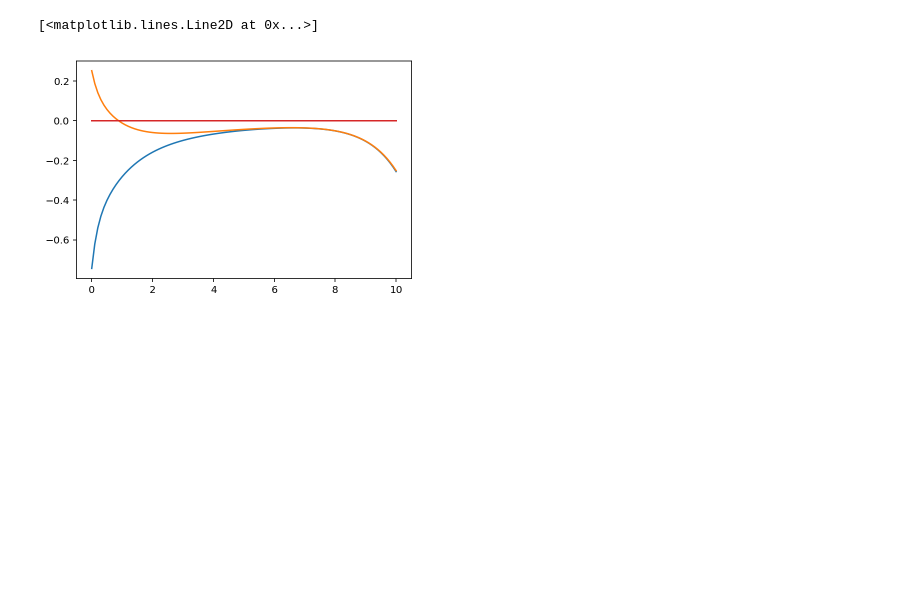
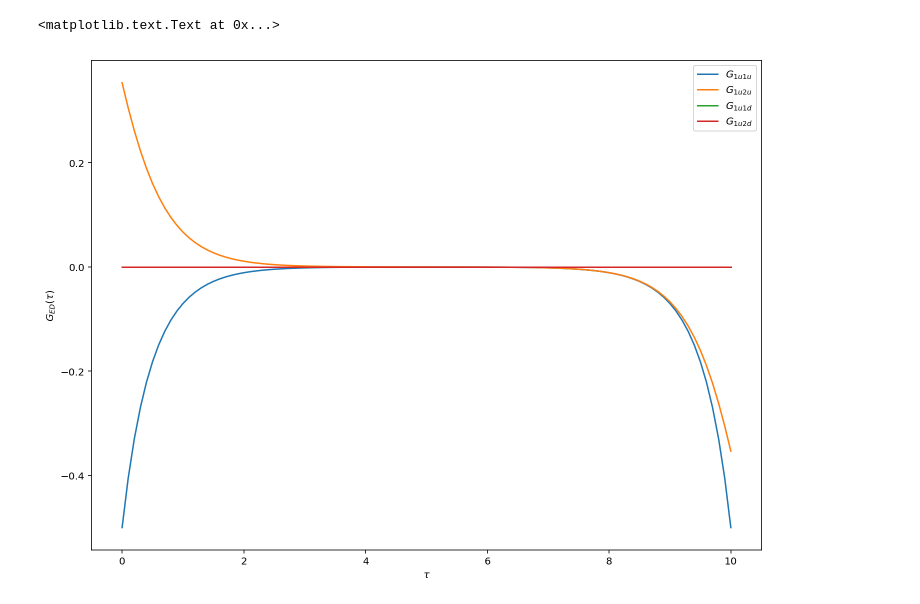
Before and after one commit to katherlee/scripts, a Jupyter notebook: ED test.ipynb, the cells around one changed output. Cells and saved outputs as stored; diff of their text form; code cells hidden in the pictures; blank space fills up the shorter version.

```diff
--- a/ED test.ipynb
+++ b/ED test.ipynb
@@ -3,4 +3,5 @@
 %autoreload 2
 import numpy as np
 import matplotlib.pyplot as plt
-from ED import HubbardHamiltonian
+import matplotlib as mpl
+mpl.rcParams['figure.figsize'] = (12,9)
@@ -8,0 +12,8 @@ h = HubbardHamiltonian([[0, 1],[1,0]], U=5, mu=0, shift=False)
+# %%
+U = 4
+mu = U/2
+beta = 1
+
+
+h = HubbardHamiltonian([[0, 1],[1,0]], U=U, mu=mu, shift=False, beta=beta, ntau=100)
+h0 = HubbardHamiltonian([[0, 1], [1,0]], U=0, mu=mu, shift=False, beta=beta, ntau=100)
@@ -9,11 +25,14 @@ h = HubbardHamiltonian([[0, 1],[1,0]], U=5, mu=0, shift=False)
 # %%
 plt.plot(h.tau_grid, h.gtau_vals[:,0,0])
 plt.plot(h.tau_grid, h.gtau_vals[:,0,1])
 plt.plot(h.tau_grid, h.gtau_vals[:,0,2])
 plt.plot(h.tau_grid, h.gtau_vals[:,0,3])
+plt.legend(['$G_{1u1u}$', '$G_{1u2u}$', '$G_{1u1d}$', '$G_{1u2d}$'])
+plt.xlabel('$\\tau$')
+plt.ylabel('$G_{ED}(\\tau)$')
 # %% [output]
-[<matplotlib.lines.Line2D at 0x...>]
+<matplotlib.text.Text at 0x...>
-[figure, old version]
+[figure, new version]
 # %%
 plt.plot(h.tau_grid, h.gtau_vals[:,2,2])
 plt.plot(h.tau_grid, h.gtau_vals[:,2,3])
```
Also changed, not shown: parts of 45 cells of this notebook, 3 other files.
